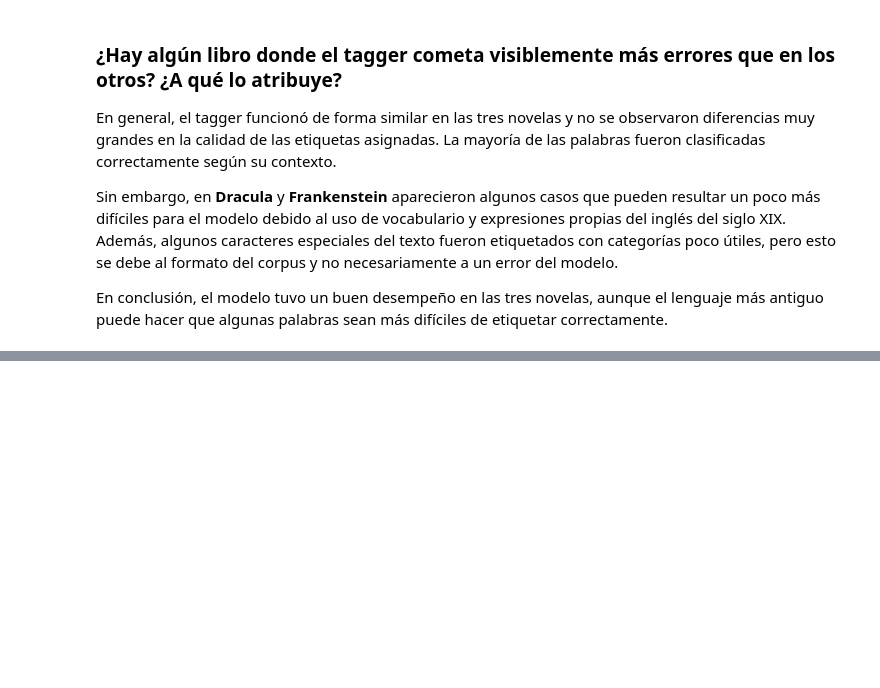
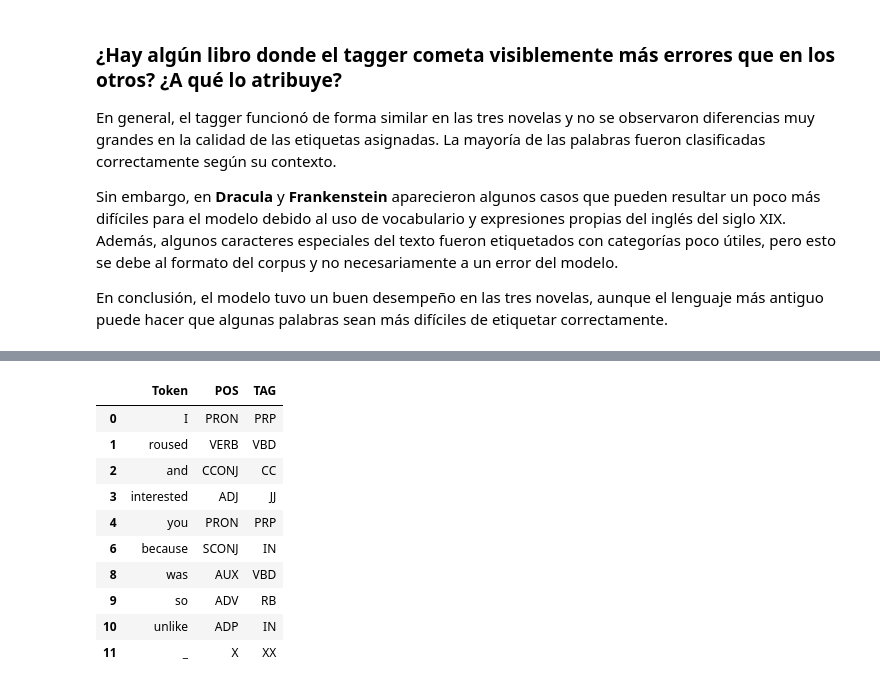
Before and after one commit to Cynthiss/NLP, a Jupyter notebook: Lab_6/Lab_6.ipynb, the cells around one changed output, grey strips where cells are left out. Saved outputs shown, nothing was run; the diff lists cells and outputs as text; code cells hidden in the pictures; blank space fills up the shorter version.

```diff
--- a/Lab_6/Lab_6.ipynb
+++ b/Lab_6/Lab_6.ipynb
@@ -354,0 +359,36 @@ En conclusión, el modelo tuvo un buen desempeño en las tres novelas, aunque el
+# %%
+# Elegimos el libro que utilizaremos en esta sección
+selected_book = "Pride and Prejudice"
+
+# Extraemos únicamente los tokens del libro seleccionado
+selected_tokens = pos_tokens_df[
+    pos_tokens_df["Libro"] == selected_book
+]
+
+# Eliminamos signos de puntuación para que los ejemplos sean más claros
+selected_tokens = selected_tokens[
+    selected_tokens["POS"] != "PUNCT"
+]
+
+# Tomamos los primeros 10 tokens distintos
+examples = (
+    selected_tokens[
+        ["Token", "POS", "TAG"]
+    ]
+    .drop_duplicates()
+    .head(10)
+)
+
+examples
+# %% [output]
+|  | Token | POS | TAG |
+| 0 | I | PRON | PRP |
+| 1 | roused | VERB | VBD |
+| 2 | and | CCONJ | CC |
+| 3 | interested | ADJ | JJ |
+| 4 | you | PRON | PRP |
+| 6 | because | SCONJ | IN |
+| 8 | was | AUX | VBD |
+| 9 | so | ADV | RB |
+| 10 | unlike | ADP | IN |
+| 11 | _ | X | XX |
```
Also changed, not shown: parts of 8 cells of this notebook.
